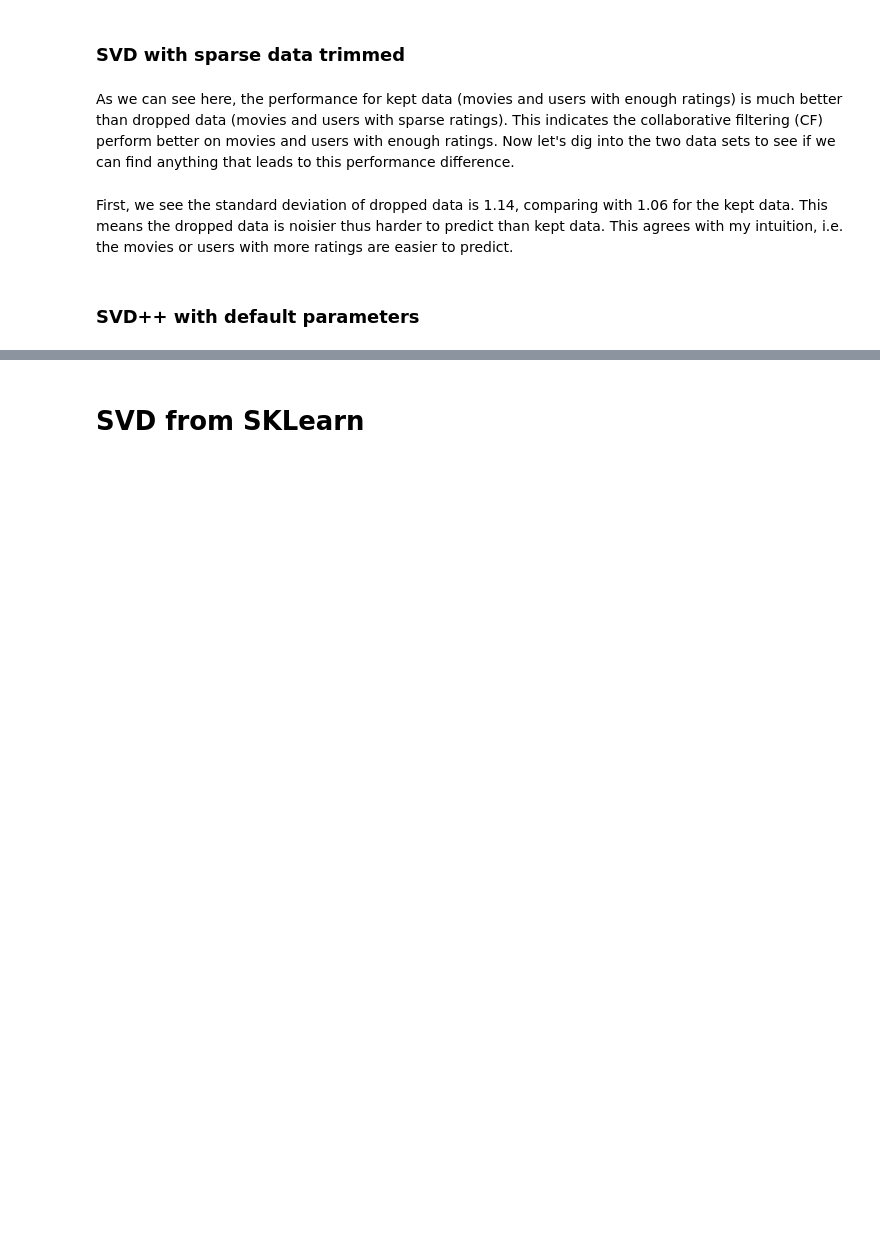
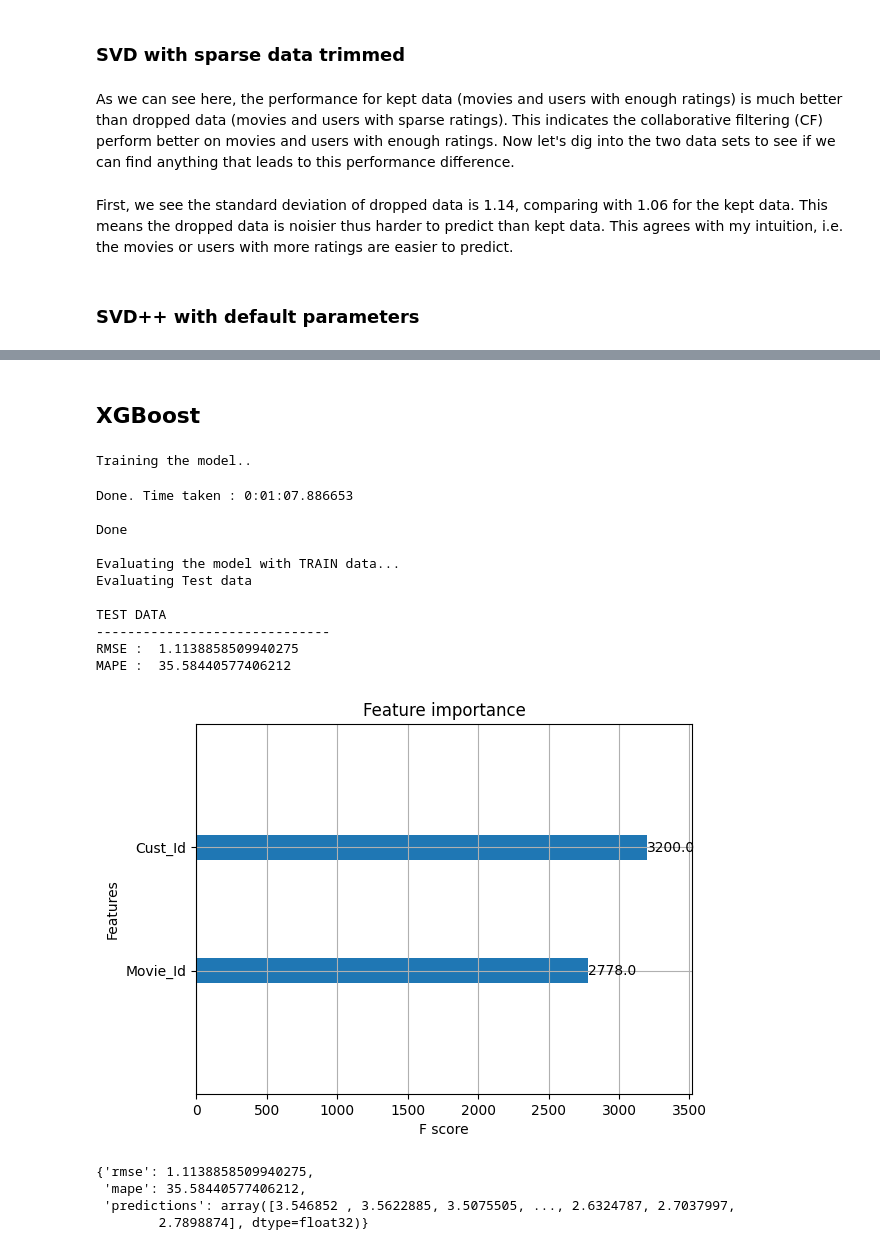
Before and after one commit to wuyangqx/Machine-Learning, a Jupyter notebook: Kaggle/netflix-prize.ipynb, the cells around one changed output, grey strips where cells are left out. Drawn from its saved outputs; the diff is of its cells as text; code cells hidden in the pictures; blank space fills up the shorter version.

```diff
--- a/Kaggle/netflix-prize.ipynb
+++ b/Kaggle/netflix-prize.ipynb
@@ -79,7 +85,7 @@ def randomSelect(dfData, pct):
     return dfData[isSelected].copy(),dfData[~isSelected].copy()
 # %%
 # split the data into kept data df and dropped data df1
-option = 2
+option = 1
 
 if option == 1: ### 1, no trimming
     df = dfRating.copy()
@@ -100,7 +106,7 @@ elif option == 2: ### 2, trim user or movie with little data, the assumption her
     df = df[(~df['Movie_Id'].isin(movie_to_drop)) & (~df['Cust_Id'].isin(cust_to_drop))]
     df1 = dfRating[(dfRating['Movie_Id'].isin(movie_to_drop)) | (dfRating['Cust_Id'].isin(cust_to_drop))]
     print(f"Percentage of data keept = {df.shape[0]/dfRating.shape[0]:.2%}")
-elif option == 3: ### 3, randomly trim, useful for debugging purpose
+elif option == 3: ### 3, randomly trim, useful for debugging/developing purpose
     pct1 = 0.1
     df,df1 = randomSelect(dfRating, pct1)
     print(f"number of customers {len(df['Cust_Id'].unique())}, number of movies {len(df['Movie_Id'].unique())}")
@@ -110,8 +116,8 @@ elif option == 3: ### 3, randomly trim, useful for debugging purpose
 dfTrain = df[df['test'] == False]
 dfTest = df[df['test'] == True]
 
-df1Train = df1[df1['test'] == False]
-df1Test = df1[df1['test'] == True]
+# df1Train = df1[df1['test'] == False]
+# df1Test = df1[df1['test'] == True]
 # %% [markdown]
 ## SVD from suprise
 # %% [markdown]
@@ -230,18 +236,3 @@ accuracy.rmse(predictions)
 
 # output: takes about 55 mins to run
 # RMSE: 1.0201
-# %%
-# if we fit the df data with surprise SVD model without any special handling, it takes about 5 mins to run one training file,  the RMSE is 0.9025, which is not too good given the rating std is 1.086
-
-df = dfRating.copy()
-
-from surprise import Reader, Dataset, SVD, accuracy
-from surprise.model_selection import train_test_split
-reader = Reader()
-data = Dataset.load_from_df(df[['Cust_Id', 'Movie_Id', 'Rating']], reader)
-trainset, testset = train_test_split(data, test_size=.25)
-svd = SVD()
-svd.fit(trainset)
-predictions = svd.test(testset)
-rmse = accuracy.rmse(predictions)
-print("RMSE on the test set is ", rmse)
@@ -277,2 +238,0 @@ print("RMSE on the test set is ", rmse)
-# %% [markdown]
-# SVD from SKLearn
@@ -320,0 +239,8 @@ print(f"Test RMSE: {rmse:.4f}")
+# %% [markdown]
+## XGBoost
+# %%
+from datetime import datetime
+import xgboost as xgb
+
+import matplotlib.pyplot as plt
+plt.rcParams.update({'figure.max_open_warning': 0})
@@ -320,0 +301,34 @@ print(f"Test RMSE: {rmse:.4f}")
+# %%
+# initialize Our first XGBoost model...
+#first_xgb = xgb.XGBRegressor(silent=False, n_jobs=13, random_state=15, n_estimators=100)
+first_xgb = xgb.XGBRegressor()
+train_results, test_results = run_xgboost(first_xgb, dfTrain[['Cust_Id', 'Movie_Id']], dfTrain['Rating'], dfTest[['Cust_Id', 'Movie_Id']], dfTest['Rating'], verbose=True)
+
+# store the results in models_evaluations dictionaries
+result = dict()
+result['first_algo'] = train_results
+result['first_algo'] = test_results
+
+xgb.plot_importance(first_xgb)
+plt.show()
+# %% [output]
+Training the model..
+Done. Time taken : 0:01:07.886653
+
+Done
+
+Evaluating the model with TRAIN data...
+Evaluating Test data
+
+TEST DATA
+------------------------------
+RMSE :  1.1138858509940275
+MAPE :  35.58440577406212
+[figure, added]
+# %%
+test_results
+# %% [output]
+{'rmse': 1.1138858509940275,
+ 'mape': 35.58440577406212,
+ 'predictions': array([3.546852 , 3.5622885, 3.5075505, ..., 2.6324787, 2.7037997,
+        2.7898874], dtype=float32)}
```
Also changed, not shown: parts of 6 cells of this notebook, 2 other files.
